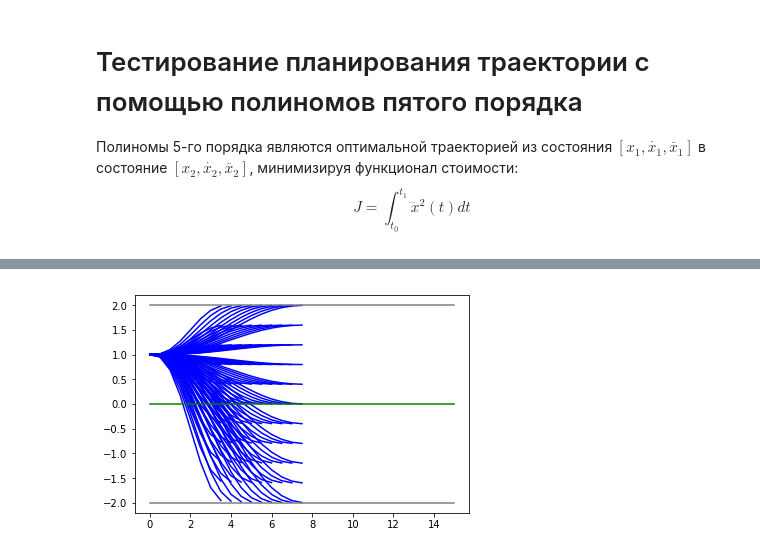
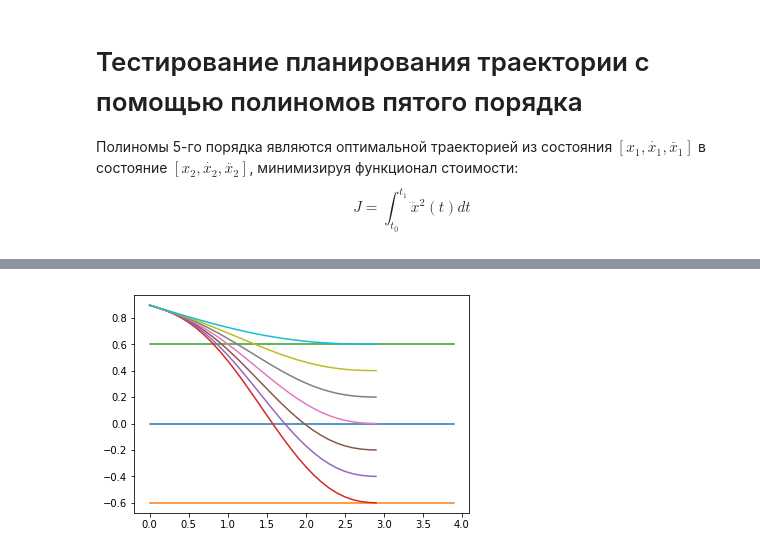
Before and after one commit to aemarkov/jetson_car, a Jupyter notebook: quntic-planning.ipynb, the cells around one changed output, grey strips where cells are left out. Drawn from its saved outputs; the diff is of its cells as text; code cells hidden in the pictures.

Commit message:
Quintic polinoms planning exps in Jupyter, part III

```diff
--- a/quntic-planning.ipynb
+++ b/quntic-planning.ipynb
@@ -168,14 +124,3 @@ class FrenetFrame:
         (Position of the frame origin has no effect)
         """
         return np.matmul(self.Rwf, vector)
-# %%
-# Создает тестовый путь
-def create_path(a1, a2, scale, n):
-    p = np.zeros((n, 3))
-    i = 0
-    for a in np.linspace(math.radians(a1), math.radians(a2), n):
-        y = math.sin(a)*scale
-        p[i] = [a,y,0]
-        i+=1
-
-    return p
@@ -255,42 +199,89 @@ car_v_f = frenet.vector_to(car_v) # Car velocity in Frenet Frame
 # %%
-def combine(variant):
-    ts, longitudinal_coefs, lateral_coefs = variants
-
+ROAD_WIDTH = 1.2
 
 T_MIN = 4.0
 T_MAX = 8.0
-T_STEP = 0.5
+T_STEP = 1
+T_CALC_STEP = 0.2
 
 D_MIN = -ROAD_WIDTH/2
 D_MAX = ROAD_WIDTH/2
-D_STEP = 0.4
+D_STEP = 0.2
 
-VELOCITY = 1
+VELOCITY = 0.5
 T_ALL = 15
 
+path = create_path(0, 180, 0.5, 50)
+car_p = np.array([0, 1])
+car_v = np.array([1, 0.4])
+frenet = FrenetFrame(0, path[0], path[1])
+car_p_f = frenet.point_to(car_p)  # Car positon in Frenet Frame
+car_v_f = frenet.vector_to(car_v) # Car velocity in Frenet Frame
+
 quintics = []
+frenet_paths = []
+global_paths = []
+
 
 # Create a set of lateral and longitudal quintic polynoms
-for ti in np.arange(T_MIN, T_MAX + T_STEP, T_STEP):
-    ts = np.arange(0, ti, T_STEP) #??
+for ti in [6.0]: #np.arange(T_MIN, T_MAX + T_STEP, T_STEP):
+    ts = np.arange(0, ti, T_CALC_STEP) #??
 
-    for di in np.arange(D_MIN, D_MAX + DI_STEP, D_STEP):
+    for di in np.arange(D_MIN, D_MAX + D_STEP, D_STEP):
         # Create lateral motion
         d1 = car_p_f[1]    # lateral position
         dd1 = car_v_f[1]   # lateral speed
         lateral_coefs = quintic_solve([d1, dd1, 0], [di, 0, 0], ti)
+        lat, _, _ = quintic_interpolate(lateral_coefs, ts)
+        #plt.plot(ts, d)
 
         # Create longitude motion
         # For now assume constant velocity
         s1 = car_p_f[0]   # longitudinal position
         ds1 = car_v_f[0]  # longitudinal speed
         longitudinal_coefs = [0, 0, 0, 0, VELOCITY, 0]
-        quintics.append((ts, longitudinal_coefs, lateral_coefs))
+        long, _, _ = quintic_interpolate(longitudinal_coefs, ts)
+
+        quintics.append((ts, lat, long))
+
+for variant in quintics:
+    frenet_paths.append(combine(variant))
 
 
-plt.plot([0, T_ALL], [D_MAX, D_MAX], color='grey')
-plt.plot([0, T_ALL], [0, 0], color='green')
-plt.plot([0, T_ALL], [D_MIN, D_MIN], color='grey')
+n = 40
+fp_c = np.zeros((n, 2))
+fp_min = np.zeros((n, 2))
+fp_max = np.zeros((n, 2))
+for i in range(n):
+    fp_c[i]=[i*0.1, 0]
+    fp_min[i]=[i*0.1, D_MIN]
+    fp_max[i]=[i*0.1, D_MAX]
+
+
+
+plt.plot(fp_c[:,0], fp_c[:,1])
+plt.plot(fp_min[:,0], fp_min[:,1])
+plt.plot(fp_max[:,0], fp_max[:,1])
+
+for fpath in frenet_paths:
+    plt.plot(fpath[:,0], fpath[:,1])
+
 plt.show()
+
+
+plt.plot(path[:,0], path[:,1])
+#plt.plot(gp_c[:,0], gp_c[:,1])
+#plt.plot(gp_min[:,0], gp_min[:,1])
+#plt.plot(gp_max[:,0], gp_max[:,1])
+
+
+for fpath in frenet_paths:
+    global_path = path_to_global(fpath, path)
+    plt.plot(global_path[:,0], global_path[:,1])
+
+plt.show()
+
+
+plt.show()
 # %% [output]
-[figure, old version]
+[figure, new version]
```
Also changed, not shown: parts of 8 cells of this notebook.
